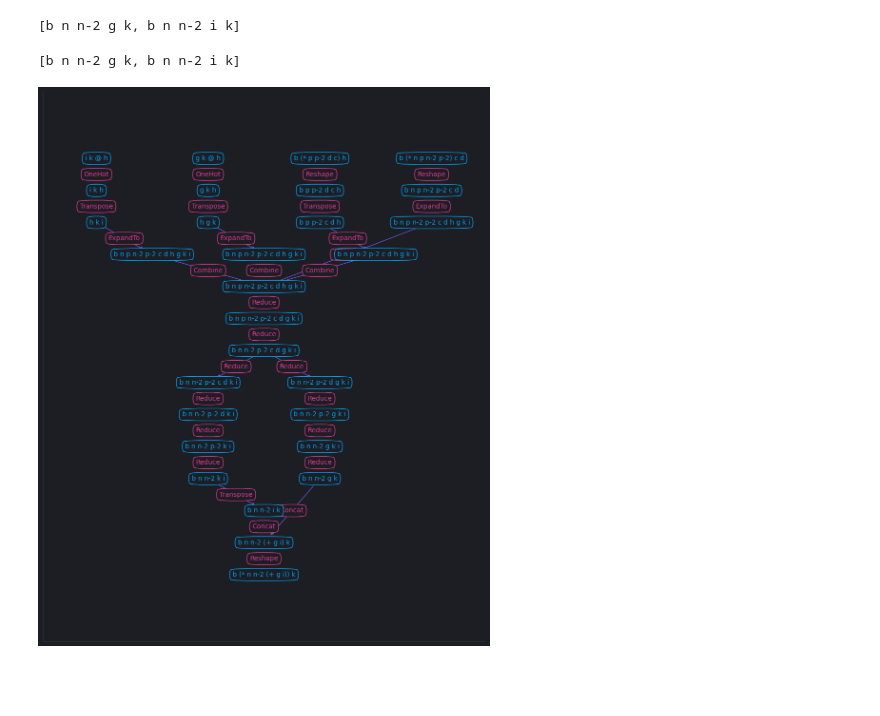
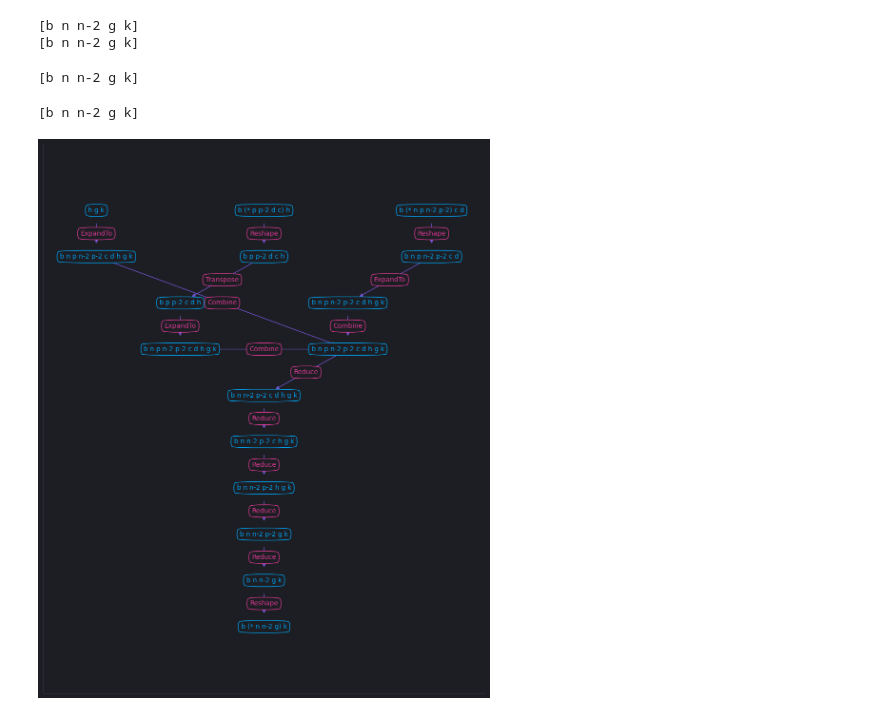
Before and after one commit to nicholas-miklaucic/eins, a Jupyter notebook: network.ipynb, the cells around one changed output. Saved outputs shown, nothing was run; the diff lists cells and outputs as text; code cells hidden in the pictures; blank space fills up the shorter version.

```diff
--- a/network.ipynb
+++ b/network.ipynb
@@ -9,36 +14,41 @@ theme, cs = rp.mpl_setup(True)
 # %%
-prog = Program.parse('b ((n p) (n p)) c d=c, b p*p*d*c h, h[g k], h[i k] -> b (n^2 g+i) k')
+prog = Program.parse('b ((n p) (n p)) c d=c, b p*p*d*c h, h g k -> b (n^2 g) k')
 
 prog.outputs
 # %% [output]
-[b n n-2 g k, b n n-2 i k]
+[b n n-2 g k]
+[b n n-2 g k]
+[b n n-2 g k]
 # %%
 prog.sinks
 # %% [output]
-[b n n-2 g k, b n n-2 i k]
+[b n n-2 g k]
 # %%
 G = nx.DiGraph()
 
 def add_to_graph(node, layer=0):
-    if node not in G.nodes:
+    if id(node) not in G.nodes:
         G.add_node(id(node), label=str(node), layer=-layer)
     for (op, children) in node.children:
         for child in children:
             add_to_graph(child, layer=layer+1)
             # print(f'{node} -> {child} {op}')
             G.add_edge(id(node), id(child), label=op.__class__.__name__)
 
 for source in prog.sources:
     add_to_graph(source)
 
+# for sink in prog.sinks:
+#     add_to_graph(sink)
+
 fig, ax = plt.subplots(figsize=(12, 15))
 labels = {node: data['label'] for node, data in G.nodes(data=True)}
 edge_labels = {(e1, e2): data['label'] for e1, e2, data in G.edges(data=True)}
 pos = nx.multipartite_layout(G, subset_key='layer', align='horizontal')
 # pos = nx.planar_layout(G)
 nx.draw_networkx(G, pos=pos, ax=ax, node_shape='s', node_size=0, edge_color=cs[5], font_color=cs[0], margins=0.1,
-                 min_source_margin=15, min_target_margin=15, labels=labels, font_size=10,
+                 min_source_margin=20, min_target_margin=20, labels=labels, font_size=10,
                  bbox=dict(boxstyle='round4', fc=plt.rcParams['axes.facecolor'], ec=cs[0], pad=0.5))
 nx.draw_networkx_edge_labels(G, pos=pos, ax=ax, edge_labels=edge_labels, rotate=False, font_size=10, font_color=cs[4], bbox=dict(boxstyle='round4', fc=plt.rcParams['axes.facecolor'], ec=cs[4], pad=0.5));
 # %% [output]
-[figure, old version]
+[figure, new version]
```
Also changed, not shown: parts of 1 cell of this notebook, 12 other files.
